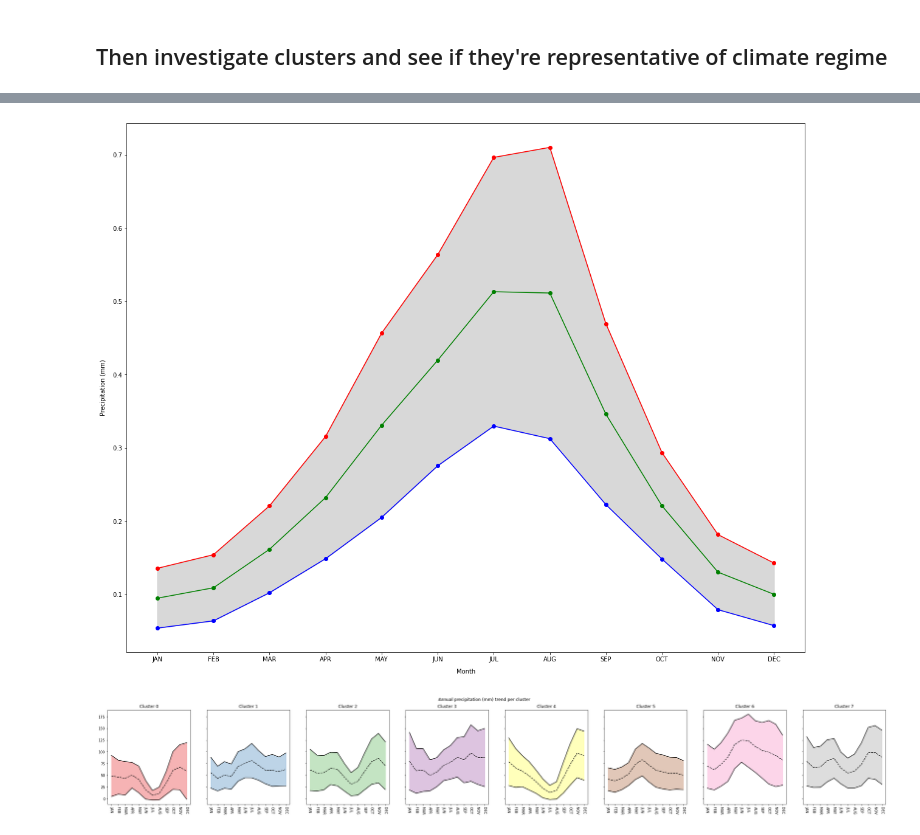
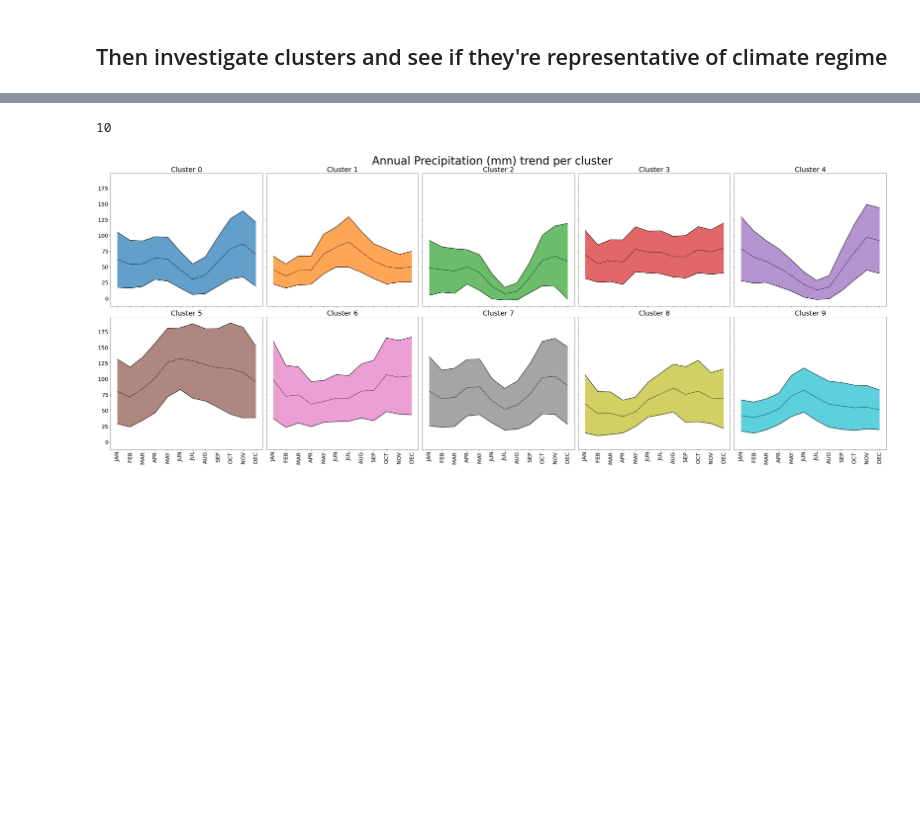
Before and after one commit to taraippolito/EuropeanHypercube, a Jupyter notebook: IIASA_22_Climate_PCA_wksp.ipynb, the cells around one changed output, grey strips where cells are left out. Saved outputs shown, nothing was run; the diff lists cells and outputs as text; code cells hidden in the pictures; blank space fills up the shorter version.

```diff
--- a/IIASA_22_Climate_PCA_wksp.ipynb
+++ b/IIASA_22_Climate_PCA_wksp.ipynb
@@ -95,21 +82,18 @@ def scree_plot(name, n_components_, explained_variance_ratio_):
 
 # pull climate variables from obs_df
 clim_vars = ["PET", "PRCP", "RAD", "RAD", "TMN", "TMX","VPD"]
-clim_cols = [col for col in clim.columns if any(var in col for var in clim_vars)]
+clim_cols = [col for col in obs_df.columns if any(var in col for var in clim_vars)]
 
 # run PCA
-project_clim, var_ratio_clim, component_clim, var_clim, n_clim = PCA_fxn(clim, clim_cols)
+project_clim, var_ratio_clim, component_clim, var_clim, n_clim = PCA_fxn(obs_df, clim_cols)
 
 # create component column names
 comp_cols = [("clim_comp" + str(i+1)) for i in range(n_clim)]
 
 # save projected PCA data, pull back SimUID from original dataframe
 projected_clim_df = pd.DataFrame(project_clim[:, :], columns = comp_cols)
-ids = clim.dropna()
+ids = obs_df.dropna()
 simU_clim_proj = pd.concat([ids['SimUID'].reset_index(drop=True),projected_clim_df.reset_index(drop=True)], axis=1)
-
-# run scree plot
-# scree_plot("climate", n_clim, var_ratio_clim)
 # %%
 def test_kclusters(df_in, name):
     # metrics to save
@@ -186,7 +172,7 @@ climate   10  done.
 cluster_input = simU_clim_proj.drop("SimUID", axis = 1)
 
 # complete clusters
-k = 8
+k = 10
 kmeans_pca = KMeans(n_clusters = k, init = "k-means++", random_state = 42)
 kmeans_pca.fit(cluster_input)
 print ("fitted.")
@@ -216,7 +203,7 @@ plt.savefig("//Users//taraippolito//Desktop//Desktop_Tara’s_MacBook_Pro//EPIC_
 ## Then investigate clusters and see if they're representative of climate regime
 # %%
 # pull climate variables from obs_df
-clim_vars = ["PET", "PRCP", "RAD", "RAD", "TMN", "TMX","VPD"]
+clim_vars = ["PET", "PRCP", "RAD", "RAD", "TMEAN"]
 clim_cols = [col for col in obs_df.columns if any(var in col for var in clim_vars)]
 clim_cols.append('YR')
 clim_cols.append('SimUID')
@@ -313,45 +300,38 @@ VPD  done.
-# %%
-#### LOOK AT VARIABLE BANDS FOR EACH CLIMATE VARIABLE, CLUSTER ####
-months =['JAN', 'FEB', 'MAR', 'APR', 'MAY', 'JUN', 'JUL', 'AUG', 'SEP', 'OCT', 'NOV', 'DEC']
-
-cluster = 0
-var = 'VPD'
-x = range(1,13)
-plt.figure(figsize = (20,16))
-plt.plot(x, cluster_std_above[var][cluster], color = 'red', marker = 'o')
-plt.plot(x, cluster_std_below[var][cluster], color = 'blue', marker = 'o')
-plt.plot(x, cluster_means[var][cluster], color = 'green', marker = 'o')
-plt.fill_between(x, cluster_std_above[var][cluster], cluster_std_below[var][cluster], color = 'grey', alpha = .3)
-plt.xticks(x, labels = months)
-plt.xlabel("Month", labelpad = 10)
-plt.ylabel("Precipitation (mm)", labelpad = 10)
-plt.show()
-# %% [output]
-[figure, removed]
+# %%
+len(cluster_std_above['PRCP'])
+# %% [output]
+10
 # %%
+matplotlib.rc('ytick', labelsize=20)
 # rows = variables, columns = clusters
-cols = 8
-rows = 1
+cols = 5
+rows = 2
 # climate variables
-clim_vars = ["PET", "PRCP", "RAD", "TMN", "TMX","VPD"]
+clim_vars = ["PET", "PRCP", "RAD", "TMEAN", "VPD"]
 # months
 months =['JAN', 'FEB', 'MAR', 'APR', 'MAY', 'JUN', 'JUL', 'AUG', 'SEP', 'OCT', 'NOV', 'DEC']
-cmap = matplotlib.cm.get_cmap("Set1", 8)
+cmap = matplotlib.cm.get_cmap("tab10", 10)
 
 # make subplots
-fig, axs = plt.subplots(rows, cols, figsize=(40,5), sharex = True, sharey = True)
-fig.suptitle("Annual precipitation (mm) trend per cluster")
+fig, axs = plt.subplots(rows, cols, figsize=(40,16), sharex = True, sharey = True)
+fig.suptitle("Annual Precipitation (mm) trend per cluster", fontsize = 40)
 
 var = "PRCP"
-for c in range(cols):
-    axs[c].plot(range(1,13), cluster_std_above[var][c], color = 'black')
-    axs[c].plot(range(1,13), cluster_std_below[var][c], color = 'black')
-    axs[c].plot(range(1,13), cluster_means[var][c], color = 'black', linestyle = '--')
-    axs[c].fill_between(range(1,13), cluster_std_above[var][c], cluster_std_below[var][c], color = cmap(c), alpha = .33)
-    axs[c].set_title("Cluster " + str(c))
-    axs[c].set_xticks(range(1,13))
-    axs[c].set_xticklabels(months, rotation = 270)
+# set location marker for plot
+place = 0
+for r in range(rows):
+    for c in range(cols):
+        axs[r][c].plot(range(1,13), cluster_std_above[var][(c + place)], color = 'black')
+        axs[r][c].plot(range(1,13), cluster_std_below[var][(c + place)], color = 'black')
+        axs[r][c].plot(range(1,13), cluster_means[var][(c + place)], color = 'black', linestyle = '--')
+        axs[r][c].fill_between(range(1,13), cluster_std_above[var][(c + place)], cluster_std_below[var][(c + place)], color = cmap((c + place)), alpha = .7)
+        axs[r][c].set_title("Cluster " + str((c + place)), fontsize = 25)
+        axs[r][c].set_xticks(range(1,13))
+        axs[r][c].set_xticklabels(months, rotation = 90, fontsize = 20)
+    place += 5
+plt.tight_layout()
 
 plt.savefig("//Users//taraippolito//Desktop//Desktop_Tara’s_MacBook_Pro//EPIC_local//_SimUData//Cluster_clim_regime.jpg")
+#
 # %% [output]
-[figure, old version]
+[figure, new version]
```
Also changed, not shown: parts of 7 cells of this notebook, 2 other files.
